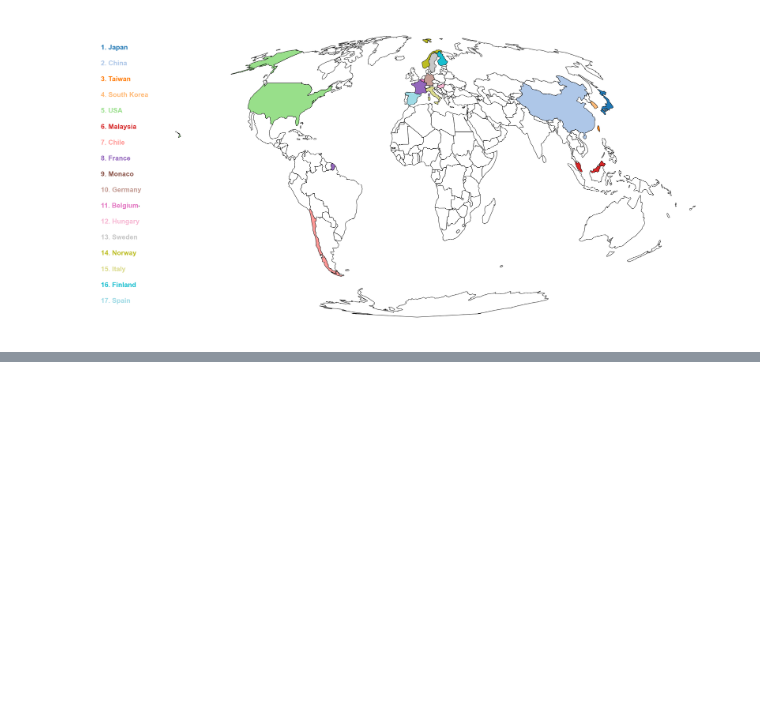
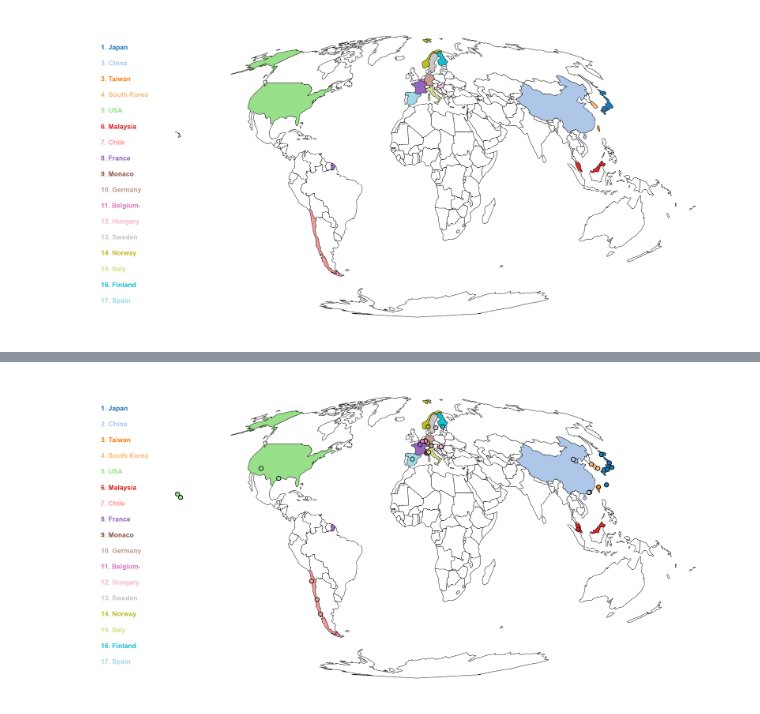
Before and after one commit to jinbeniyama/places_visited, a Jupyter notebook: notebooks/countries_visited.ipynb, the cells around one changed output, grey strips where cells are left out. Saved outputs shown, nothing was run; the diff lists cells and outputs as text; code cells hidden in the pictures; blank space fills up the shorter version.

```diff
--- a/notebooks/countries_visited.ipynb
+++ b/notebooks/countries_visited.ipynb
@@ -224,0 +251,13 @@ In both: China, Finland, France, Germany, Italy, Japan, Monaco, South Korea, Spa
+# %%
+# 3. Plot countries and cities visited
+countries_visited_1 = [
+    "Japan (Osaka, Tokyo, Sapporo, Sendai, Naha)", "China (Hongkong, Makau)", "Taiwan (Taipei)", "South Korea (Seoul)", "USA (Honolulu)",
+    "USA (Hilo)", "Malaysia (Kuala Lumpur)", "USA (Houston)", "South Korea (Busan)", "Chile (Santiago, Antofagasta, Puerto Montt)",
+    "France (Nice)", "Monaco (Monte-carlo)", "USA (Flagstaff)", "China (Tianjin, Beijing)", "France (Paris)",
+    "USA (Hilo)", "Germany (Darmstadt, Düsseldorf, Köln)", "Belgium (Brussels)", "Germany (Munich)", "Hungary (Budapest)",
+    "Sweden (Stockholm)", "Norway (Oslo)", "Italy (Genova)", "Finland (Helsinki)", "Spain (Madrid)",
+]
+out_1 = "countries_cities_visited.png"
+plot_countries_visited(countries_visited_1, out_1, city=True)
+# %% [output]
+[figure, added]
```
Also changed, not shown: parts of 5 cells of this notebook.
